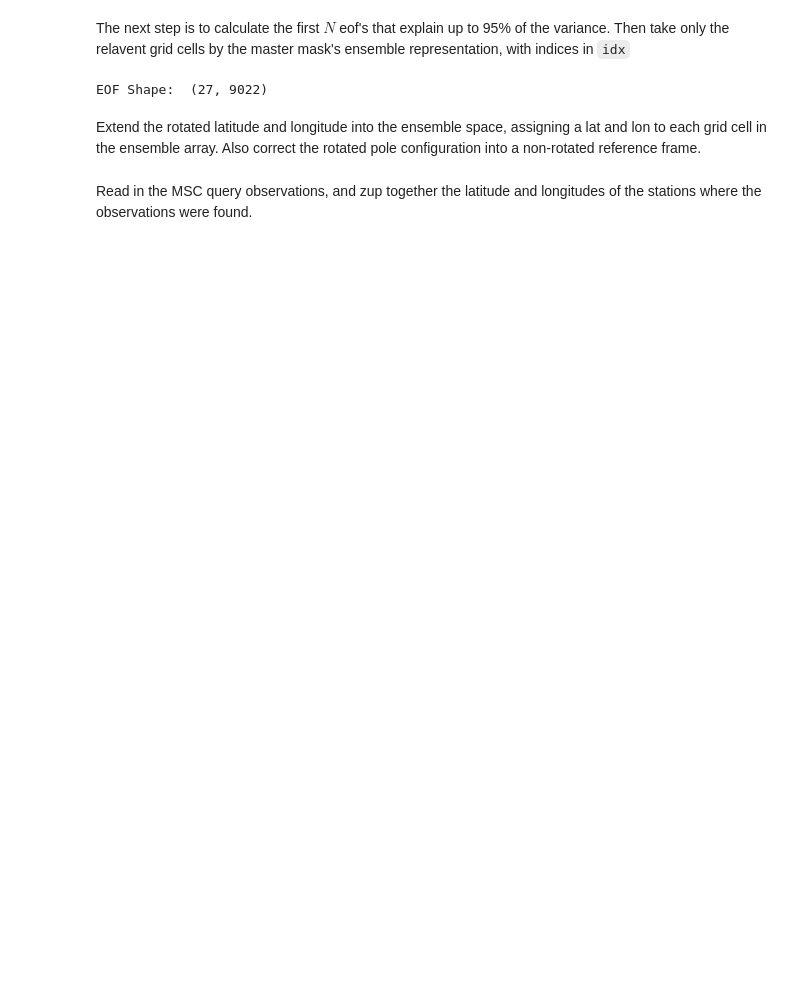
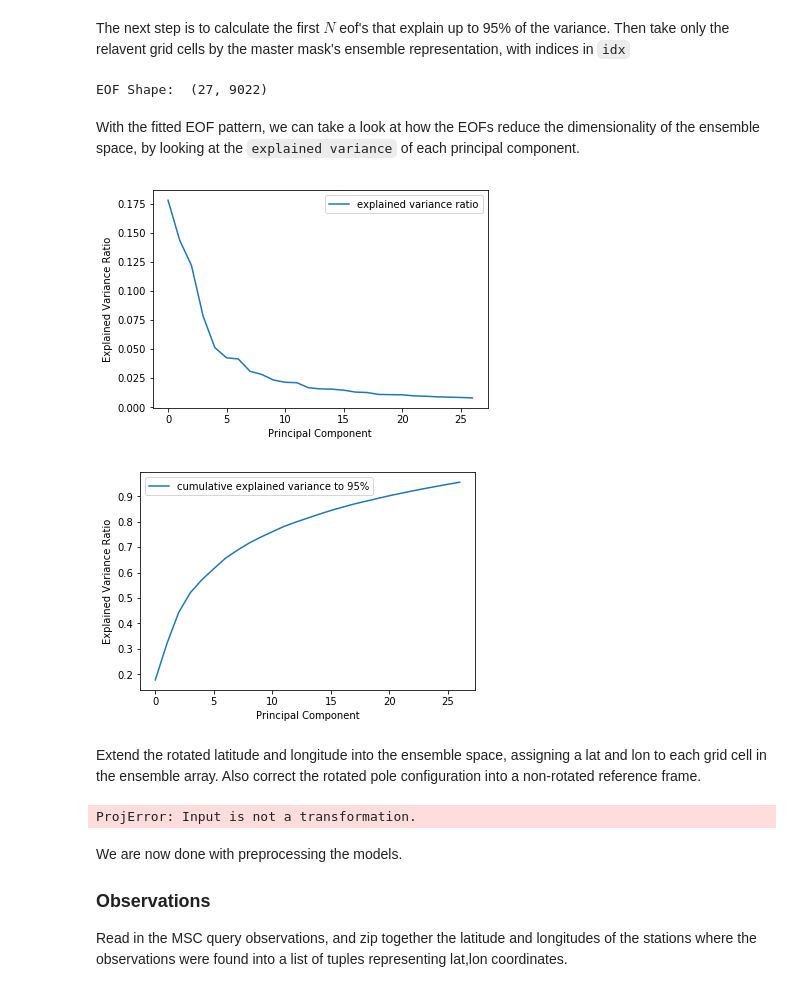
Before and after one commit to pacificclimate/climpyrical, a Jupyter notebook: Python/testing.ipynb, the cells around one changed output. Drawn from its saved outputs; the diff is of its cells as text; code cells hidden in the pictures; blank space fills up the shorter version.

```diff
--- a/Python/testing.ipynb
+++ b/Python/testing.ipynb
@@ -30,7 +23,8 @@ The autoreload extension is already loaded. To reload it, use:
 Use a wildcard and specify the path of the ensemble members for the design value
 # %%
 #PATH = '/storage/data/projects/nrc/CanRCM4_large_ensemble/daily/processed/hdd/*ann_ta.nc'
-PATH = '/home/nannau/Desktop/ensembles/jan1.0p/*'
+#PATH = '/home/nannau/Desktop/ensembles/jan1.0p/*'
+PATH = '/storage/data/projects/nrc/CanRCM4_large_ensemble/design_values/tas/jan1.0p/*.nc'
 # %% [markdown]
 Read in ensembles and put in a xarray dataset
 # %%
@@ -73,13 +67,31 @@ and
 $$X'_w = X' W$$
 in Chao's methods.
 # %%
-corr_ens = ens*area_relevent_grid_cells - mean
+corr_ens = (ens - mean)*area_relevent_grid_cells
 # %% [markdown]
 The next step is to calculate the first $N$ eof's that explain up to 95% of the variance. Then take only the relavent grid cells by the master mask's ensemble representation, with indices in `idx`
 # %%
-ens_eof = ens_to_eof(corr_ens)[:, idx]
+ens_eof = ens_to_eof(corr_ens).components_[:, idx]
 print("EOF Shape: ", ens_eof.shape)
 # %% [output]
 EOF Shape:  (27, 9022)
+# %% [markdown]
+With the fitted EOF pattern, we can take a look at how the EOFs reduce the dimensionality of the ensemble space, by looking at the `explained variance` of each principal component.
+# %%
+sns.lineplot(range(ens_eof.shape[0]),
+             ens_to_eof(corr_ens).explained_variance_ratio_,
+             label='explained variance ratio')
+plt.xlabel('Principal Component')
+plt.ylabel('Explained Variance Ratio')
+plt.show()
+sns.lineplot(range(ens_eof.shape[0]),
+             np.cumsum(ens_to_eof(corr_ens).explained_variance_ratio_),
+             label='cumulative explained variance to 95%')
+plt.xlabel('Principal Component')
+plt.ylabel('Explained Variance Ratio')
+plt.show()
+# %% [output]
+[figure, added]
+[figure, added]
 # %% [markdown]
 Extend the rotated latitude and longitude into the ensemble space, assigning a lat and lon to each grid cell in the ensemble array. Also correct the rotated pole configuration into a non-rotated reference frame.
@@ -91,5 +98,35 @@ lat_lon_ens = correct_extend_rlat_and_rlon_to_ens(rlat, rlon)[idx, :]
+# %%
+rlon = ds['rlon'].values.copy()
+rlat = ds['rlat'].values.copy()
+
+rlon_ens = np.tile(rlon, rlat.shape[0])
+rlat_ens = np.repeat(rlat, rlon.shape[0])
+
+from pyproj import CRS
+import pyproj
+from pyproj import Transformer
+from pyproj.enums import WktVersion
+
+rpole = CRS.from_proj4("+proj=ob_tran +o_proj=longlat +R=6371000 +lon_0=-97 +o_lat_p=42.5 +a=1 +to_meter=0.0174532925199 +no_defs")
+rpole = CRS(rpole)
+crs_4326 = CRS(CRS.from_epsg(4326))
+
+transformer = pyproj.transform(rpole, 4326, 50, -80)
+"""
+lat_lon_ens = correct_extend_rlat_and_rlon_to_ens(rlat_ens, rlon_ens)[idx, :]
+lat_ens, lon_ens = zip(*lat_lon_ens)
+sns.scatterplot(lon_ens, lat_ens)
+plt.xlabel('Longitude')
+plt.ylabel('Latitude')
+plt.savefig('CanRCM4_projection')"""
+# %% [output]
+ProjError: Input is not a transformation.
 # %% [markdown]
-Read in the MSC query observations, and zup together the latitude and longitudes of the stations where the observations were found.
+We are now done with preprocessing the models.
+
+### Observations
+
+Read in the MSC query observations, and zip together the latitude and longitudes of the stations where the observations were found into a list of tuples representing lat,lon coordinates.
 # %%
 df = pd.read_csv('jan_1st_percentile_1991_2016', index_col=None)
 lat_lon_obs = list(zip(df['lat'], df['lon']))
```
Also changed, not shown: parts of 33 cells of this notebook.
